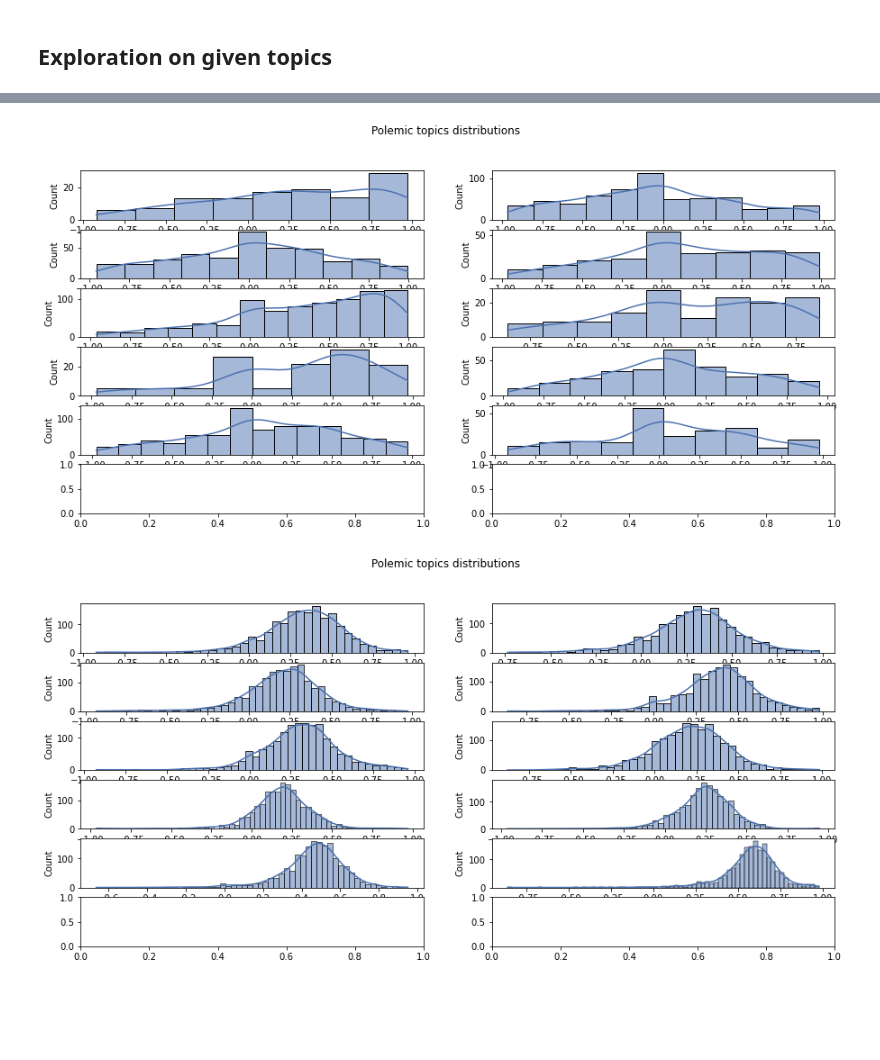
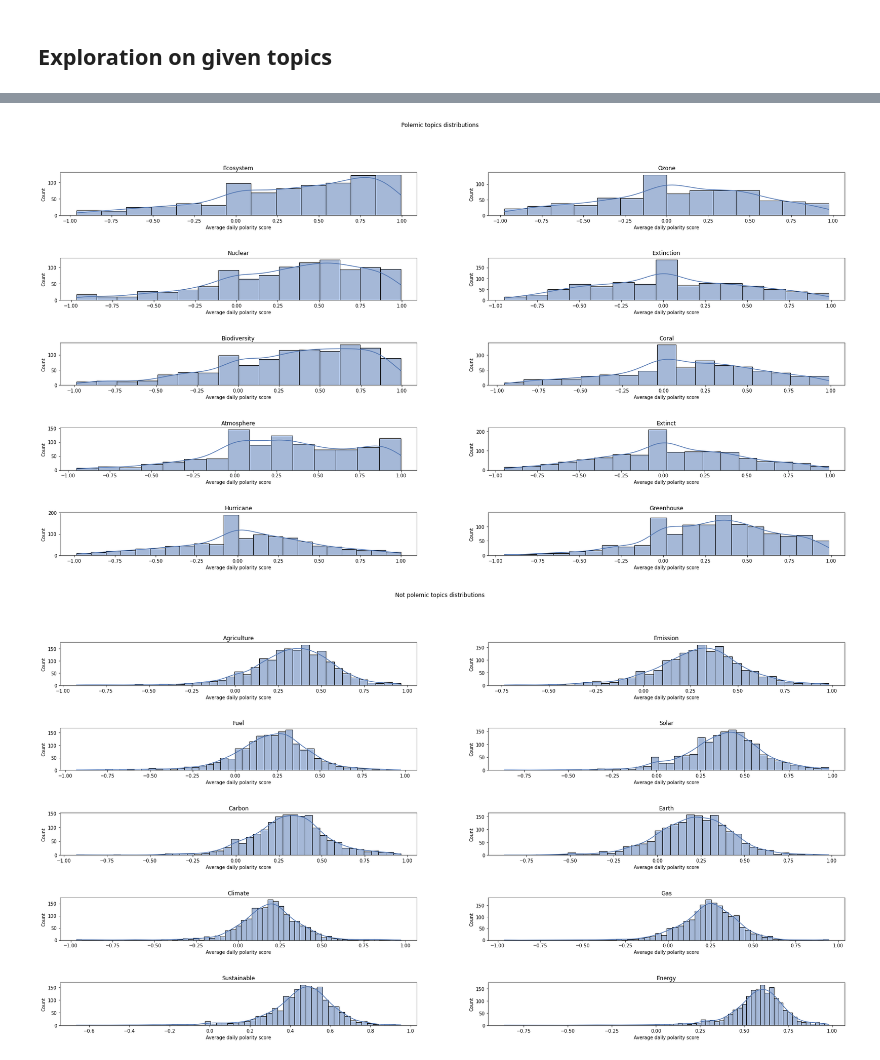
Before and after one commit to epfl-ada/ada-2021-project-adada-sur-mon-bidet, a Jupyter notebook: notebooks/sentiment_analysis_milestone3.ipynb, the cells around one changed output, grey strips where cells are left out. Saved outputs shown, nothing was run; the diff lists cells and outputs as text; code cells hidden in the pictures; blank space fills up the shorter version.

```diff
--- a/notebooks/sentiment_analysis_milestone3.ipynb
+++ b/notebooks/sentiment_analysis_milestone3.ipynb
@@ -299,9 +295,14 @@ topic_kurtosis = []
 # looking to classify the variance and excess kurtosis of the daily polarity scores over 5 years for each topic
 # we'll filter out topics that appear too little times (threshold at 100)
 
+size_threshold = 1000
+
 for topic in dummies_col:
     new_df = df[df[topic] == 1]
     avg_scores = new_df.compound.groupby(by=new_df.year_month_day).mean()
-    if not pd.isna(avg_scores.std()) and (len(new_df) > 100):
+    if not pd.isna(avg_scores.std()) and (len(new_df) > size_threshold):
         topic_variances.append((avg_scores.std(),topic, len(new_df)))
         topic_kurtosis.append((avg_scores.kurt(),topic, len(new_df)))
+
+topic_kurtosis.sort(reverse=True)
+topic_variances.sort(reverse=True)
@@ -367,12 +328,13 @@ k = 10
 polemic_topics = [tup[1] for tup in topic_variances[:k]]
 not_polemic_topics = [tup[1] for tup in topic_variances[-k:]]
 # %%
-def plot_multiple_topics(df,list_topics):
+def plot_multiple_topics(df,list_topics, polemic):
 
     k = len(list_topics)
-    dim = (k // 2) + 1
-    f, ax = plt.subplots(dim,2)
-    plt.suptitle("Polemic topics distributions")
+    dim = [k//2 if k%2 == 0 else (k//2) + 1][0]
+    f, ax = plt.subplots(dim,2, figsize=(30,15) ,gridspec_kw={'wspace':0.2, 'hspace':1})
+    s = "P" if polemic else "Not p"
+    plt.suptitle(f"{s}olemic topics distributions")
     for i in range(k):
         new_df = df[df[list_topics[i]] == 1]
         avg_scores = new_df.compound.groupby(by=new_df.year_month_day).mean()
@@ -380,12 +342,13 @@ def plot_multiple_topics(df,list_topics):
         g = sns.histplot(x=avg_scores,bins="auto",kde=True, ax= ax[j][l])
         g.set_xlabel("Average daily polarity score")
         g.set_ylabel("Count")
+        g.set_title(f"{str.capitalize(list_topics[i])}")
         #g.set_title("Distribution of average daily polarity score over the years")
 # %%
-plot_multiple_topics(df,list_topics=polemic_topics)
+plot_multiple_topics(df,list_topics=polemic_topics,polemic=True)
 # %% [output]
-[figure, old version]
+[figure, new version]
 # %%
-plot_multiple_topics(df,list_topics=not_polemic_topics)
+plot_multiple_topics(df,list_topics=not_polemic_topics,polemic=False)
 # %% [output]
-[figure, old version]
+[figure, new version]
```
Also changed, not shown: parts of 6 cells of this notebook.
